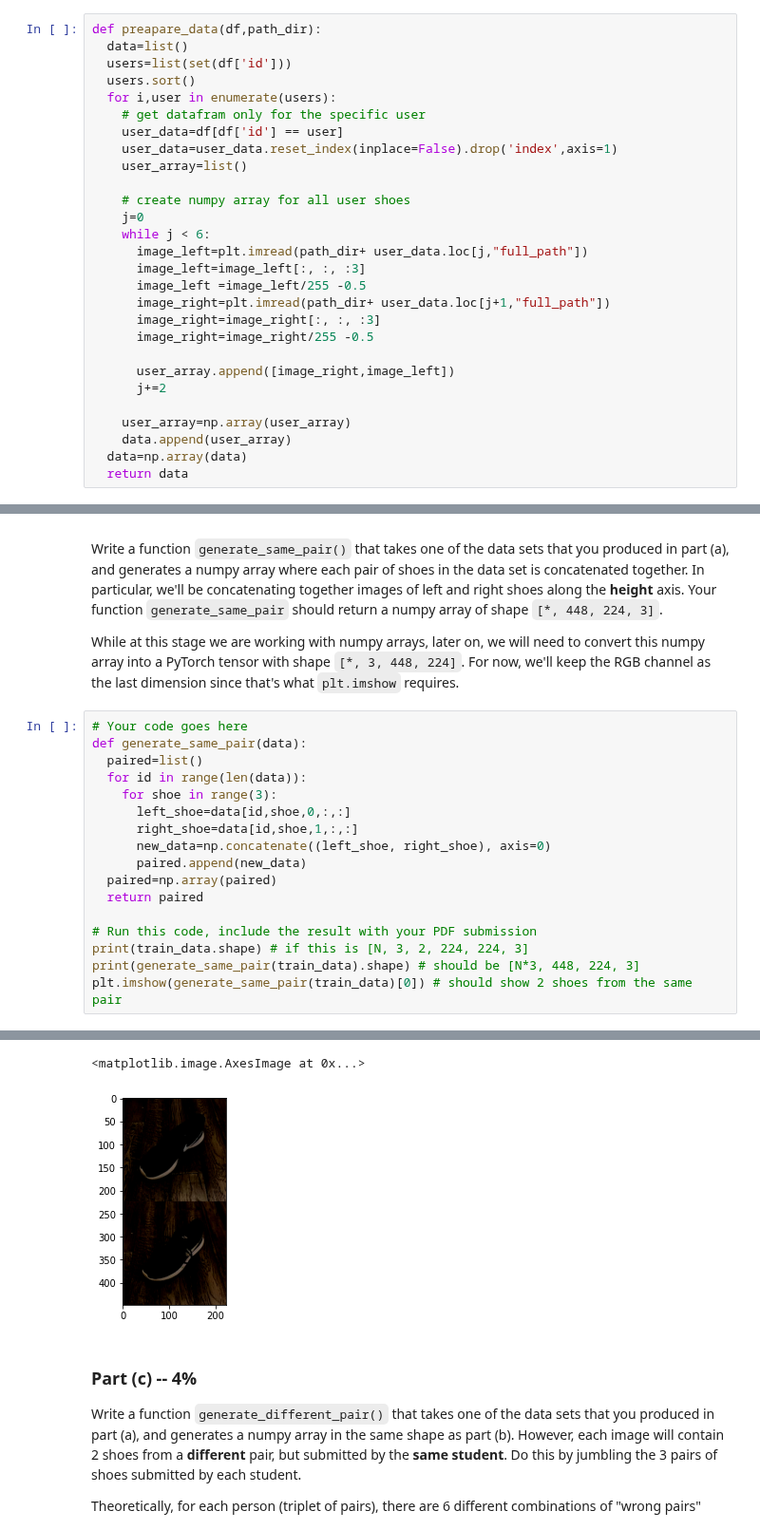
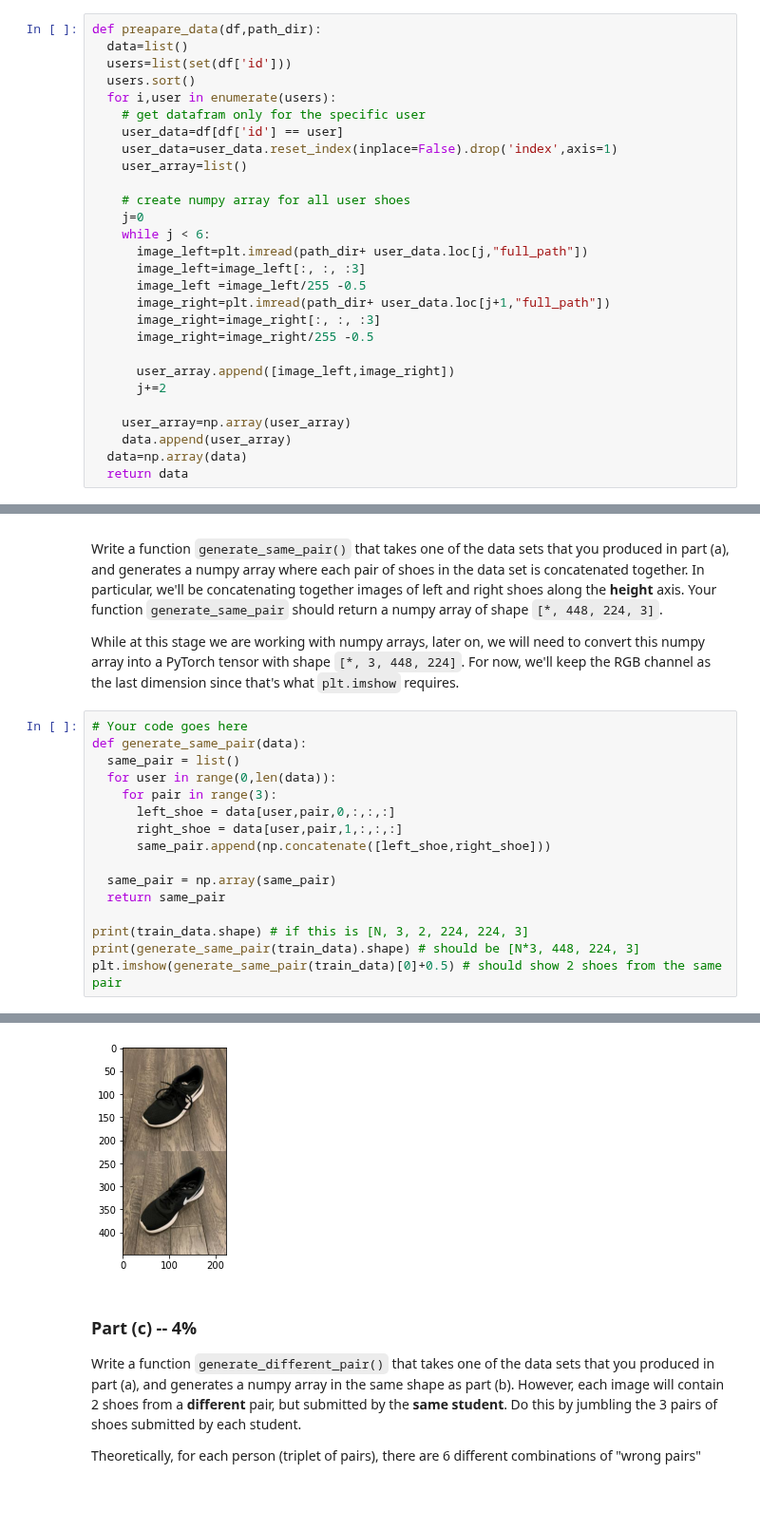
Before and after one commit to shaniklein/Introduction-to-Deep-Learning, a Jupyter notebook: Assignment3_ipynb_json.ipynb, the cells around one changed output, grey strips where cells are left out. Shown at 95% size. Drawn from its saved outputs; the diff is of its cells as text; blank space fills up the shorter version.

```diff
--- a/Assignment3_ipynb_json.ipynb
+++ b/Assignment3_ipynb_json.ipynb
@@ -160,7 +160,7 @@ def preapare_data(df,path_dir):
       image_right=image_right[:, :, :3]
       image_right=image_right/255 -0.5
 
-      user_array.append([image_right,image_left])
+      user_array.append([image_left,image_right])
       j+=2
 
     user_array=np.array(user_array)
@@ -211,20 +208,19 @@ that's what `plt.imshow` requires.
 # %%
 # Your code goes here
 def generate_same_pair(data):
-  paired=list()
-  for id in range(len(data)):
-    for shoe in range(3):
-      left_shoe=data[id,shoe,0,:,:]
-      right_shoe=data[id,shoe,1,:,:]
-      new_data=np.concatenate((left_shoe, right_shoe), axis=0)
-      paired.append(new_data)
-  paired=np.array(paired)
-  return paired
+  same_pair = list()
+  for user in range(0,len(data)):
+    for pair in range(3):
+      left_shoe = data[user,pair,0,:,:,:]
+      right_shoe = data[user,pair,1,:,:,:]
+      same_pair.append(np.concatenate([left_shoe,right_shoe]))
 
-# Run this code, include the result with your PDF submission
+  same_pair = np.array(same_pair)
+  return same_pair
+
 print(train_data.shape) # if this is [N, 3, 2, 224, 224, 3]
 print(generate_same_pair(train_data).shape) # should be [N*3, 448, 224, 3]
-plt.imshow(generate_same_pair(train_data)[0]) # should show 2 shoes from the same pair
+plt.imshow(generate_same_pair(train_data)[0]+0.5) # should show 2 shoes from the same pair
 # %% [output]
 (89, 3, 2, 224, 224, 3)
 (267, 448, 224, 3)
@@ -232,5 +228,4 @@ Clipping input data to the valid range for imshow with RGB data ([0..1] for floa
-<matplotlib.image.AxesImage at 0x...>
-[figure, old version]
+[figure, new version]
 # %% [markdown]
 ### Part (c) -- 4%
 
```
Also changed, not shown: parts of 12 cells of this notebook.
